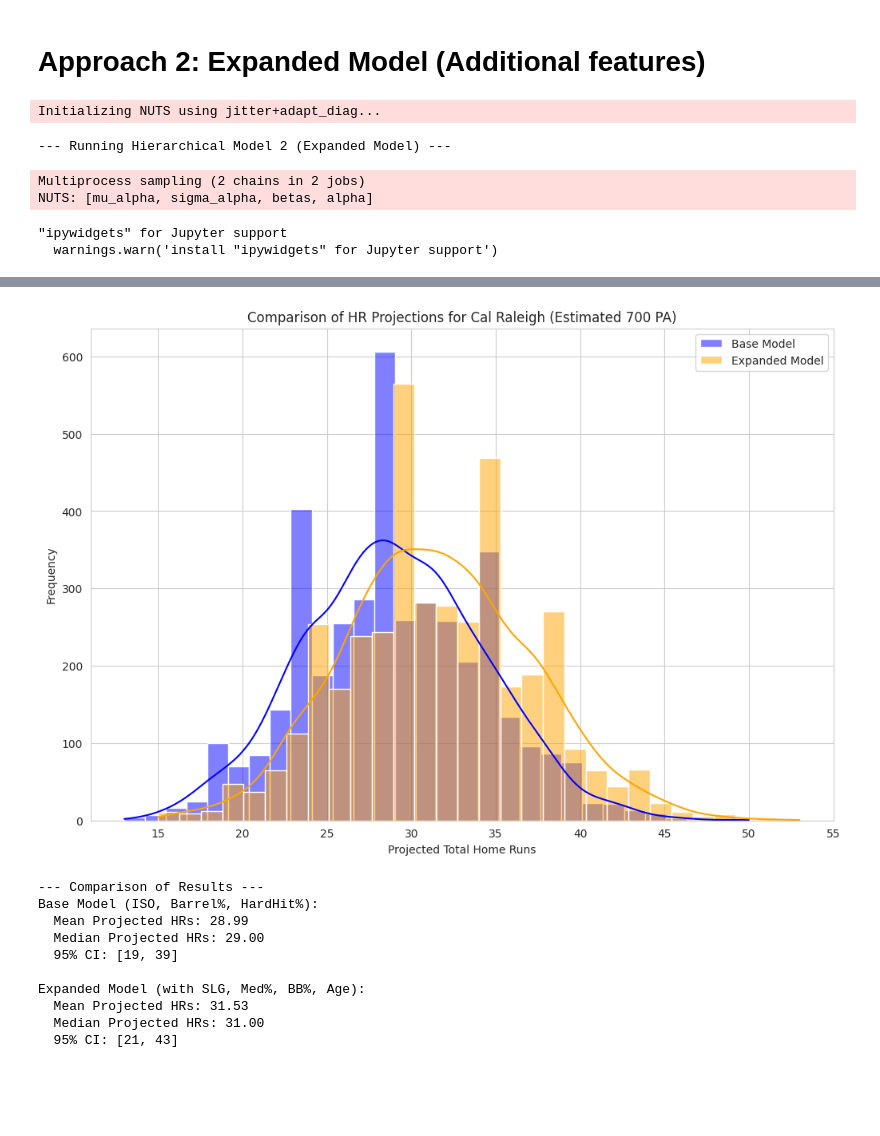
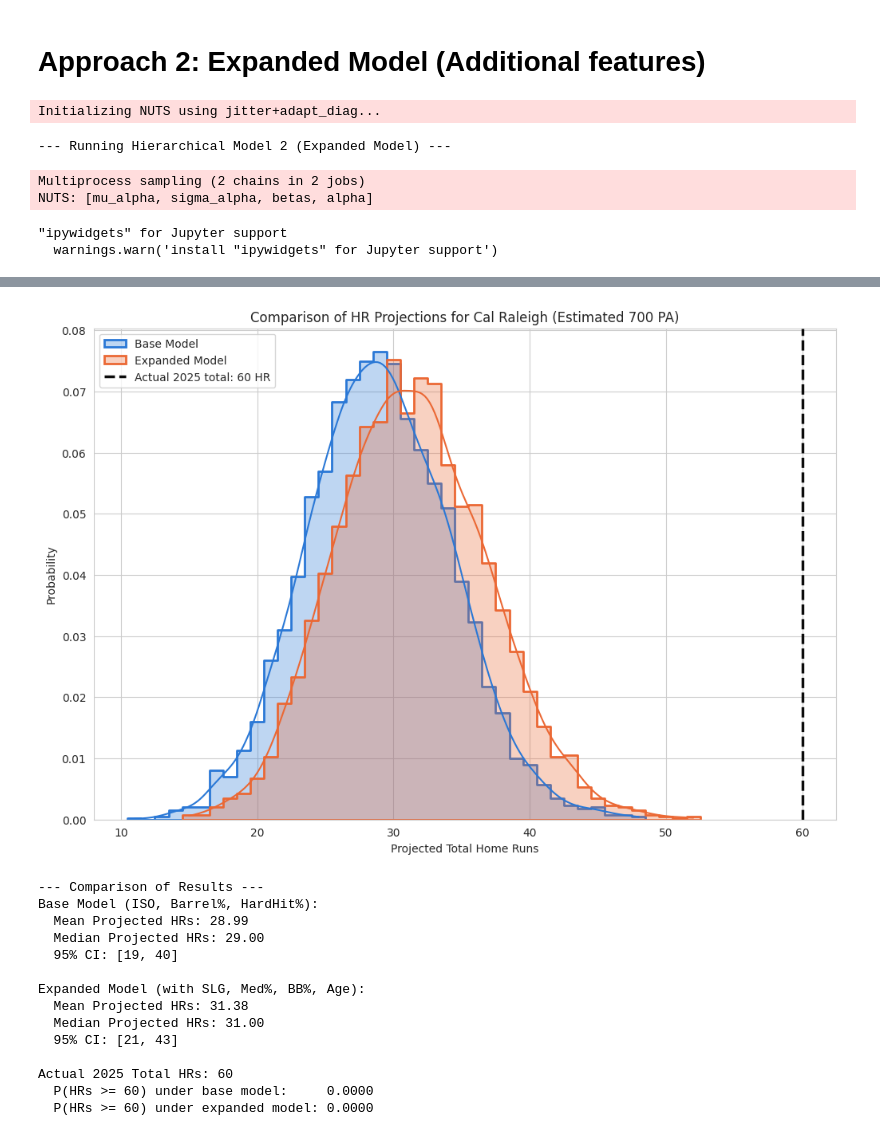
Before and after one commit to AaronBarel/cal-raleigh-hr-simulation, a Jupyter notebook: notebooks/02-hierarchical-model.ipynb, the cells around one changed output, grey strips where cells are left out. Cells and saved outputs as stored; diff of their text form; code cells hidden in the pictures; blank space fills up the shorter version.

Commit message:
update with last season final total

```diff
--- a/notebooks/02-hierarchical-model.ipynb
+++ b/notebooks/02-hierarchical-model.ipynb
@@ -9,5 +9,10 @@ import pymc as pm
 # %%
 import sys
 sys.path.append('..')
-from src.processing import load_data, create_panel_data_for_modeling, get_player_career_stats
+from src.processing import load_data, create_panel_data_for_modeling, get_player_career_stats, CAL_RALEIGH_2025_ACTUAL
 from src.modeling import run_hierarchical_model, simulate_season
+from src.visualization import plot_hr_pmf
+
+ACTUAL_HR = CAL_RALEIGH_2025_ACTUAL['HR']
+ACTUAL_PA = CAL_RALEIGH_2025_ACTUAL['PA']
+print(f"Cal Raleigh actually finished 2025 with {ACTUAL_HR} HR in {ACTUAL_PA} PA.")
@@ -81,14 +92,18 @@ cal_logits_projected_expanded = mu_alpha_post_expanded + np.dot(betas_post_expan
 cal_hr_rates_projected_expanded = 1 / (1 + np.exp(-cal_logits_projected_expanded))
 
 simulated_hrs_expanded = np.random.binomial(estimated_total_pa, cal_hr_rates_projected_expanded, size=len(cal_hr_rates_projected_expanded))
+
 # 5. Results and Comparison
-plt.figure(figsize=(12, 8))
-sns.histplot(simulated_hrs_base, kde=True, bins=30, color='blue', label='Base Model')
-sns.histplot(simulated_hrs_expanded, kde=True, bins=30, color='orange', label='Expanded Model')
-plt.title(f'Comparison of HR Projections for Cal Raleigh (Estimated {estimated_total_pa} PA)')
-plt.xlabel('Projected Total Home Runs')
-plt.ylabel('Frequency')
-plt.legend()
+# The y-axis is the probability of each season total, i.e. P(HR == k) over the
+# posterior draws, rather than a raw sample count.
+plot_hr_pmf(
+    {'Base Model': simulated_hrs_base, 'Expanded Model': simulated_hrs_expanded},
+    title=f'Comparison of HR Projections for Cal Raleigh (Estimated {estimated_total_pa} PA)',
+    xlabel='Projected Total Home Runs',
+    actual=ACTUAL_HR,
+    figsize=(12, 8),
+)
+plt.savefig('../figures/hierarchical_models.png', dpi=150, bbox_inches='tight')
 plt.show()
 
 print("\n--- Comparison of Results ---")
@@ -100,6 +115,9 @@ print("\nExpanded Model (with SLG, Med%, BB%, Age):")
 print(f"  Mean Projected HRs: {np.mean(simulated_hrs_expanded):.2f}")
 print(f"  Median Projected HRs: {np.median(simulated_hrs_expanded):.2f}")
 print(f"  95% CI: [{np.percentile(simulated_hrs_expanded, 2.5):.0f}, {np.percentile(simulated_hrs_expanded, 97.5):.0f}]")
+print(f"\nActual 2025 Total HRs: {ACTUAL_HR}")
+print(f"  P(HRs >= {ACTUAL_HR}) under base model:     {np.mean(simulated_hrs_base >= ACTUAL_HR):.4f}")
+print(f"  P(HRs >= {ACTUAL_HR}) under expanded model: {np.mean(simulated_hrs_expanded >= ACTUAL_HR):.4f}")
 # %% [output]
 Initializing NUTS using jitter+adapt_diag...
 --- Running Hierarchical Model 2 (Expanded Model) ---
@@ -112,14 +130,18 @@ Sampling 2 chains for 2_000 tune and 2_000 draw iterations (4_000 + 4_000 draws
 We recommend running at least 4 chains for robust computation of convergence diagnostics
 The rhat statistic is larger than 1.01 for some parameters. This indicates problems during sampling. See https://arxiv.org/abs/1903.08008 for details
 The effective sample size per chain is smaller than 100 for some parameters.  A higher number is needed for reliable rhat and ess computation. See https://arxiv.org/abs/1903.08008 for details
-[figure, old version]
+[figure, new version]
 --- Comparison of Results ---
 Base Model (ISO, Barrel%, HardHit%):
   Mean Projected HRs: 28.99
   Median Projected HRs: 29.00
-  95% CI: [19, 39]
+  95% CI: [19, 40]
 
 Expanded Model (with SLG, Med%, BB%, Age):
-  Mean Projected HRs: 31.53
+  Mean Projected HRs: 31.38
   Median Projected HRs: 31.00
   95% CI: [21, 43]
+
+Actual 2025 Total HRs: 60
+  P(HRs >= 60) under base model:     0.0000
+  P(HRs >= 60) under expanded model: 0.0000
```
Also changed, not shown: parts of 5 cells of this notebook, 9 other files.
